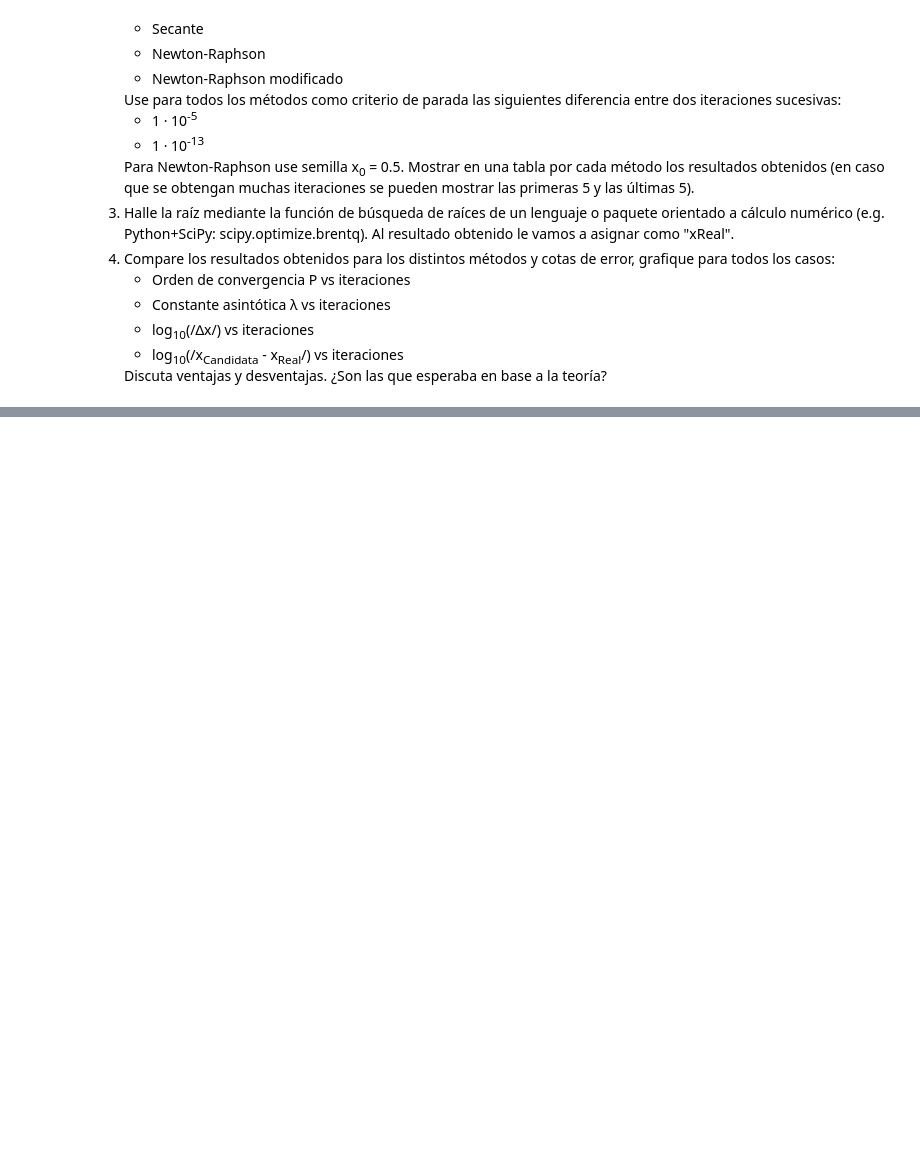
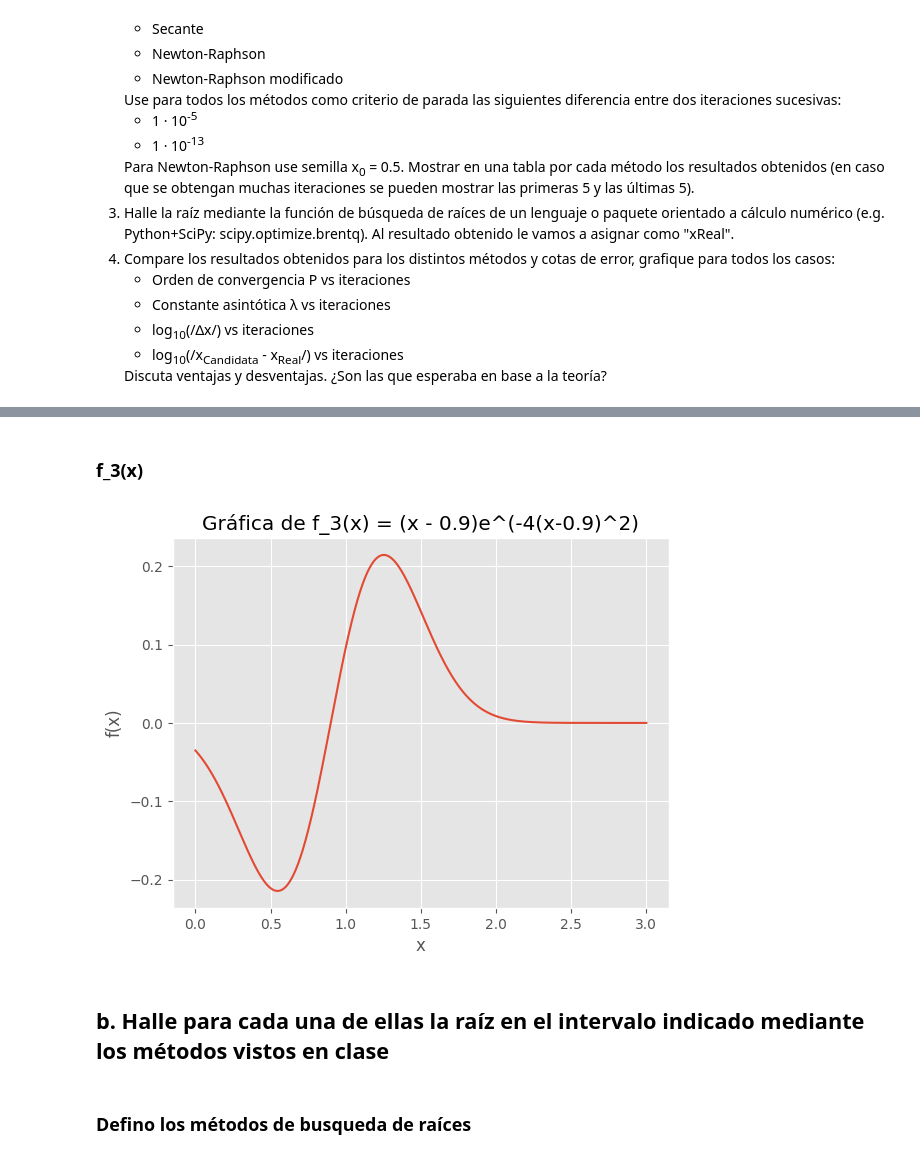
Before and after one commit to m-cabrerar/Numerico-TP1, a Jupyter notebook: TP1-G18.ipynb, the cells around one changed output, grey strips where cells are left out. Saved outputs shown, nothing was run; the diff lists cells and outputs as text; code cells hidden in the pictures; blank space fills up the shorter version.

```diff
--- a/TP1-G18.ipynb
+++ b/TP1-G18.ipynb
@@ -355,0 +341,15 @@ Secante:  2.668398346999415
+# %% [markdown]
+### f_3(x)
+# %%
+y = f_3(x)
+plt.plot(x, y)
+plt.xlabel("x")
+plt.ylabel("f(x)")
+plt.title("Gráfica de f_3(x) = (x - 0.9)e^(-4(x-0.9)^2)")
+plt.show()
+# %% [output]
+[figure, added]
+# %% [markdown]
+## b. Halle para cada una de ellas la raíz en el intervalo indicado mediante los métodos vistos en clase
+# %% [markdown]
+### Defino los métodos de busqueda de raíces
```
Also changed, not shown: parts of 163 cells of this notebook.
